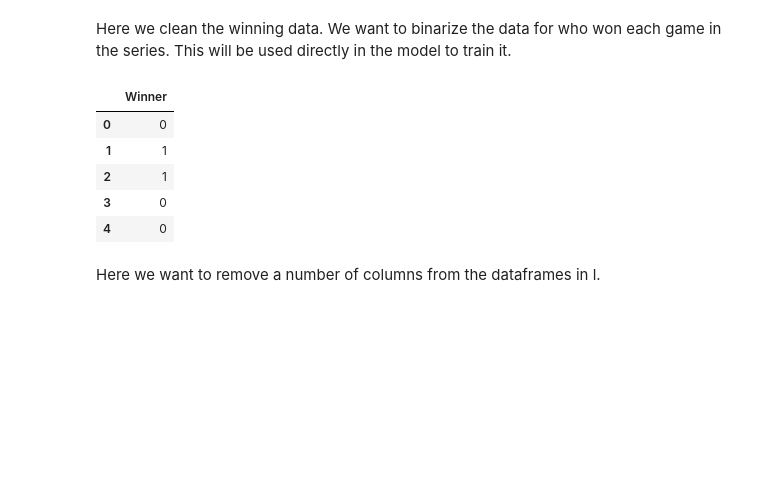
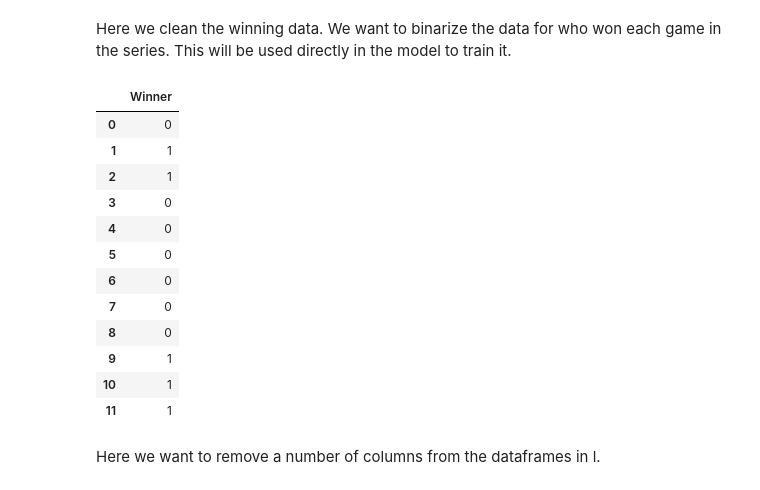
Before and after one commit to MaloneRobert/BasketballPredictor, a Jupyter notebook: Series_Preprocess.ipynb, the cells around one changed output. Saved outputs shown, nothing was run; the diff lists cells and outputs as text; code cells hidden in the pictures; blank space fills up the shorter version.

```diff
--- a/Series_Preprocess.ipynb
+++ b/Series_Preprocess.ipynb
@@ -56,6 +67,7 @@ series_in1314 = pd.read_csv('./Playoff_Matchups/Playoff_13-14.csv', sep=',')
 series_in1415 = pd.read_csv('./Playoff_Matchups/Playoff_14-15.csv', sep=',')
 series_in1516 = pd.read_csv('./Playoff_Matchups/Playoff_15-16.csv', sep=',')
 series_in1617 = pd.read_csv('./Playoff_Matchups/Playoff_16-17.csv', sep=',')
-series_in1617.head()
+series_in1718 = pd.read_csv('./Playoff_Matchups/Playoff_17-18.csv', sep=',')
+series_in1718.head()
 # %% [output]
 |  | TeamA | TeamB | Winner |
@@ -132,23 +148,32 @@ Here we clean the winning data. We want to binarize the data for who won each ga
 # %%
 '''THIS MAKES THE WINNER DATAFRAME'''
 winner1314 = series_in1314['Winner']
 winner1415 = series_in1415['Winner']
 winner1516 = series_in1516['Winner']
 winner1617 = series_in1617['Winner']
+winner1718 = series_in1718['Winner']
 
 win1314 = pd.DataFrame(winner1314, columns = ["Winner"])
 win1415 = pd.DataFrame(winner1415, columns = ["Winner"])
 win1516 = pd.DataFrame(winner1516, columns = ["Winner"])
 win1617 = pd.DataFrame(winner1617, columns = ["Winner"])
+win1718 = pd.DataFrame(winner1718, columns = ["Winner"])
 
-win1314.head()
+win1718
 # %% [output]
 |  | Winner |
 | 0 | 0 |
 | 1 | 1 |
 | 2 | 1 |
 | 3 | 0 |
 | 4 | 0 |
+| 5 | 0 |
+| 6 | 0 |
+| 7 | 0 |
+| 8 | 0 |
+| 9 | 1 |
+| 10 | 1 |
+| 11 | 1 |
 # %% [markdown]
 Here we want to remove a number of columns from the dataframes in l.
 # %%
```
Also changed, not shown: parts of 15 cells of this notebook, 4 other files.
